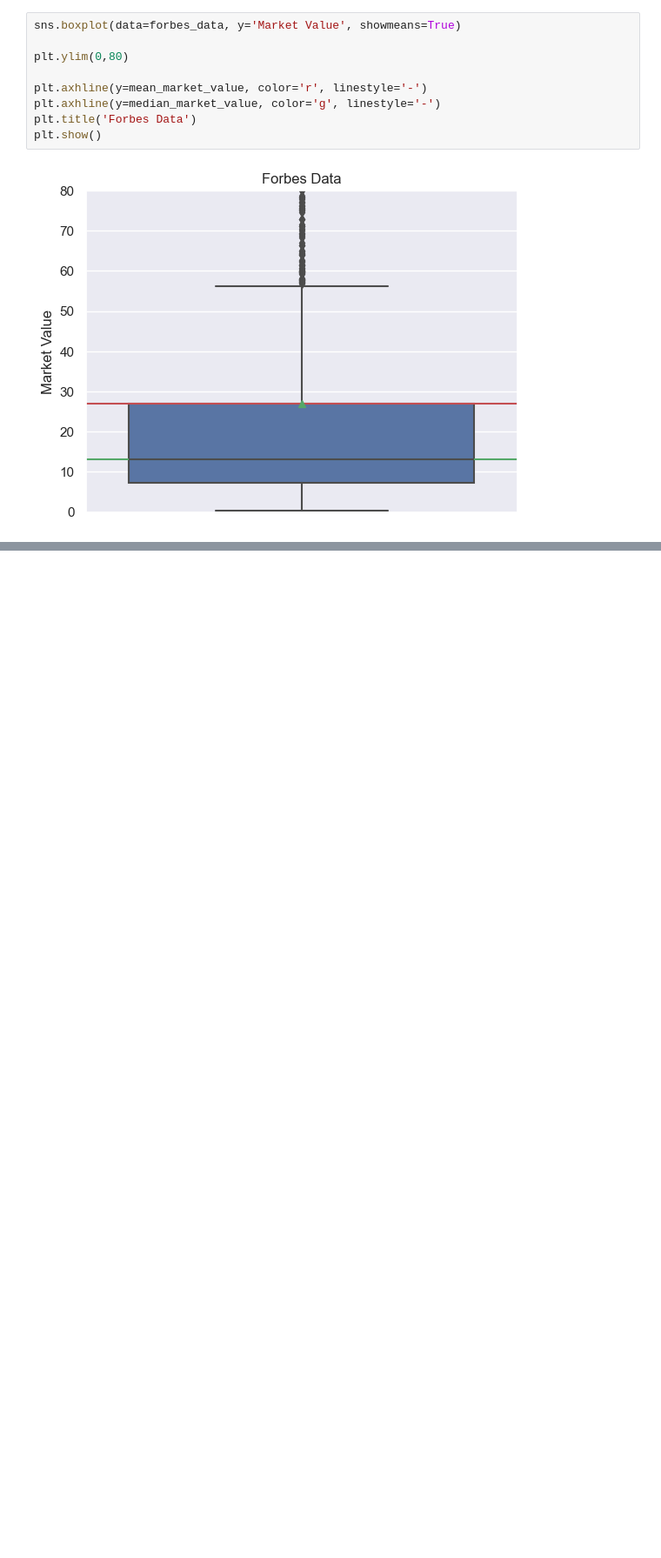
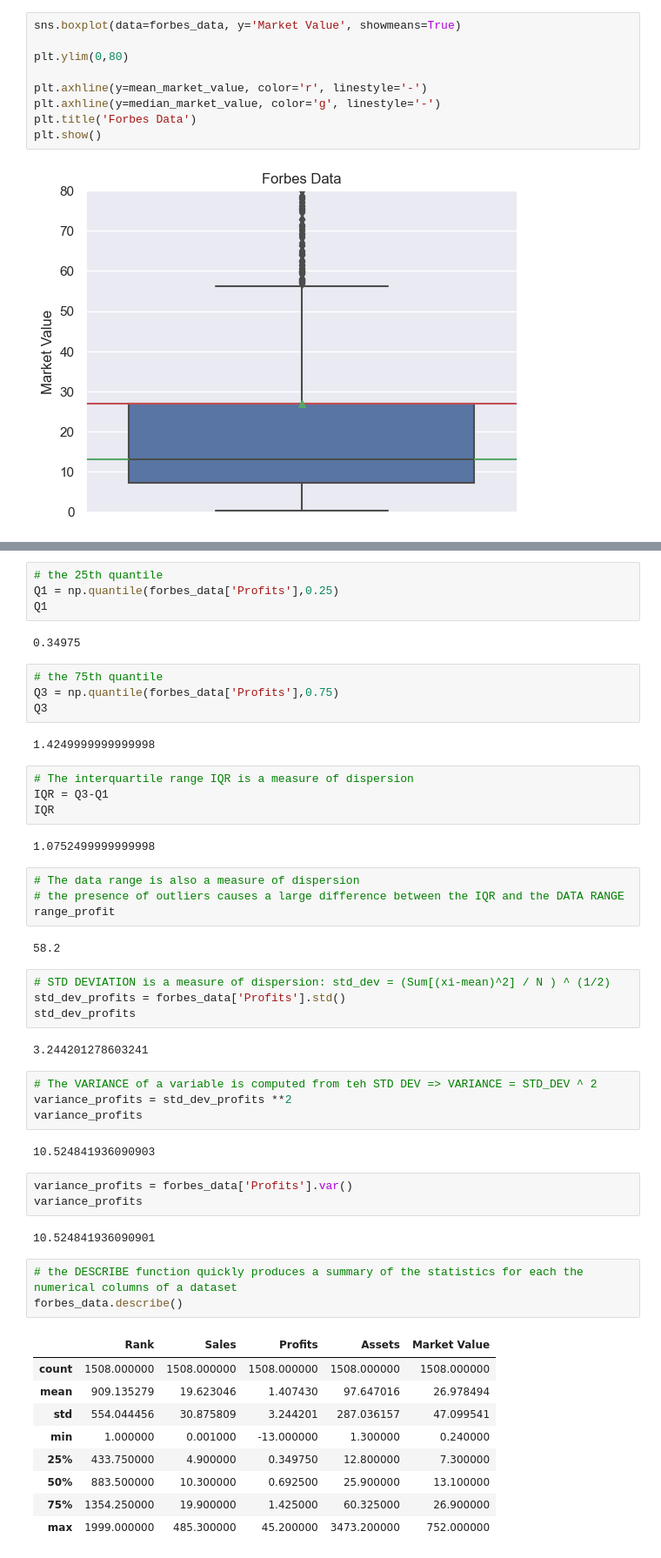
Before and after one commit to D76X/jupyter_notebooks, a Jupyter notebook: FoundationOfStatsAndProp/01.CentralTendencyAndDispersion.ipynb, the cells around one changed output, grey strips where cells are left out. Shown: that part at 87% size. Cells and saved outputs as stored; diff of their text form; blank space fills up the shorter version.

```diff
--- a/FoundationOfStatsAndProp/01.CentralTendencyAndDispersion.ipynb
+++ b/FoundationOfStatsAndProp/01.CentralTendencyAndDispersion.ipynb
@@ -173,0 +201,54 @@ The black wisker in the plot are positioned at:
+# %%
+# the 25th quantile
+Q1 = np.quantile(forbes_data['Profits'],0.25)
+Q1
+# %% [output]
+0.34975
+# %%
+# the 75th quantile
+Q3 = np.quantile(forbes_data['Profits'],0.75)
+Q3
+# %% [output]
+1.4249999999999998
+# %%
+# The interquartile range IQR is a measure of dispersion
+IQR = Q3-Q1
+IQR
+# %% [output]
+1.0752499999999998
+# %%
+# The data range is also a measure of dispersion
+# the presence of outliers causes a large difference between the IQR and the DATA RANGE
+range_profit
+# %% [output]
+58.2
+# %%
+# STD DEVIATION is a measure of dispersion: std_dev = (Sum[(xi-mean)^2] / N ) ^ (1/2)
+std_dev_profits = forbes_data['Profits'].std()
+std_dev_profits
+# %% [output]
+3.244201278603241
+# %%
+# The VARIANCE of a variable is computed from teh STD DEV => VARIANCE = STD_DEV ^ 2
+variance_profits = std_dev_profits **2
+variance_profits
+# %% [output]
+10.524841936090903
+# %%
+variance_profits = forbes_data['Profits'].var()
+variance_profits
+# %% [output]
+10.524841936090901
+# %%
+# the DESCRIBE function quickly produces a summary of the statistics for each the numerical columns of a dataset
+forbes_data.describe()
+# %% [output]
+|  | Rank | Sales | Profits | Assets | Market Value |
+| count | 1508.000000 | 1508.000000 | 1508.000000 | 1508.000000 | 1508.000000 |
+| mean | 909.135279 | 19.623046 | 1.407430 | 97.647016 | 26.978494 |
+| std | 554.044456 | 30.875809 | 3.244201 | 287.036157 | 47.099541 |
+| min | 1.000000 | 0.001000 | -13.000000 | 1.300000 | 0.240000 |
+| 25% | 433.750000 | 4.900000 | 0.349750 | 12.800000 | 7.300000 |
+| 50% | 883.500000 | 10.300000 | 0.692500 | 25.900000 | 13.100000 |
+| 75% | 1354.250000 | 19.900000 | 1.425000 | 60.325000 | 26.900000 |
+| max | 1999.000000 | 485.300000 | 45.200000 | 3473.200000 | 752.000000 |
```
Also changed, not shown: parts of 5 cells of this notebook.
